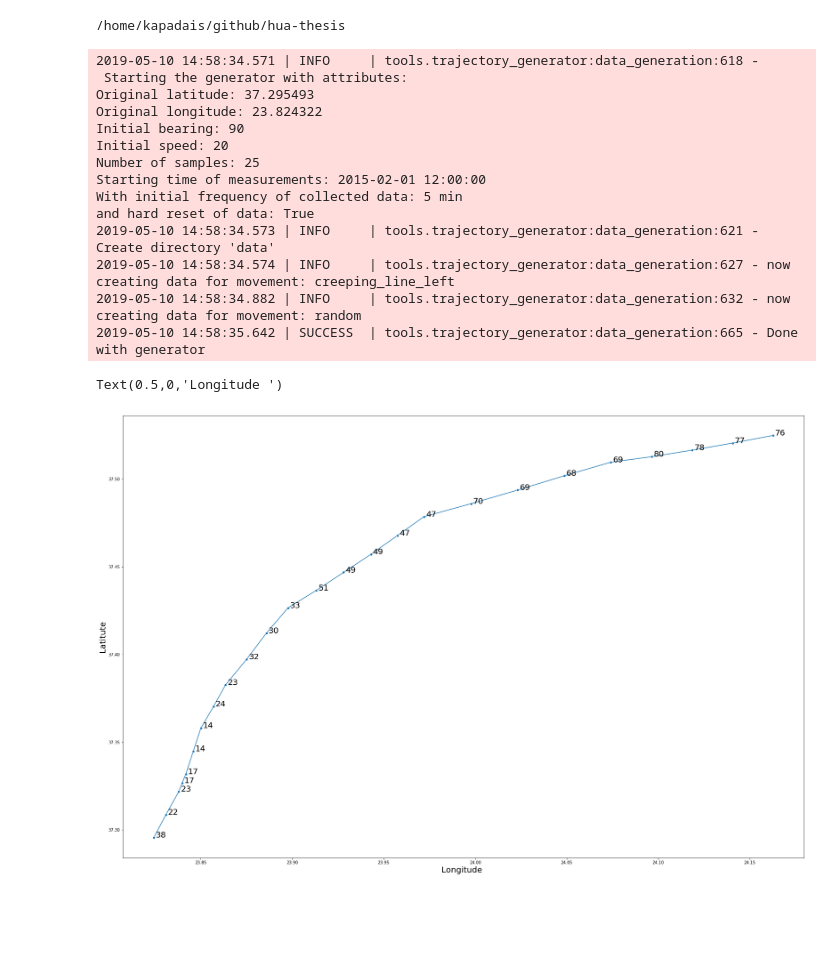
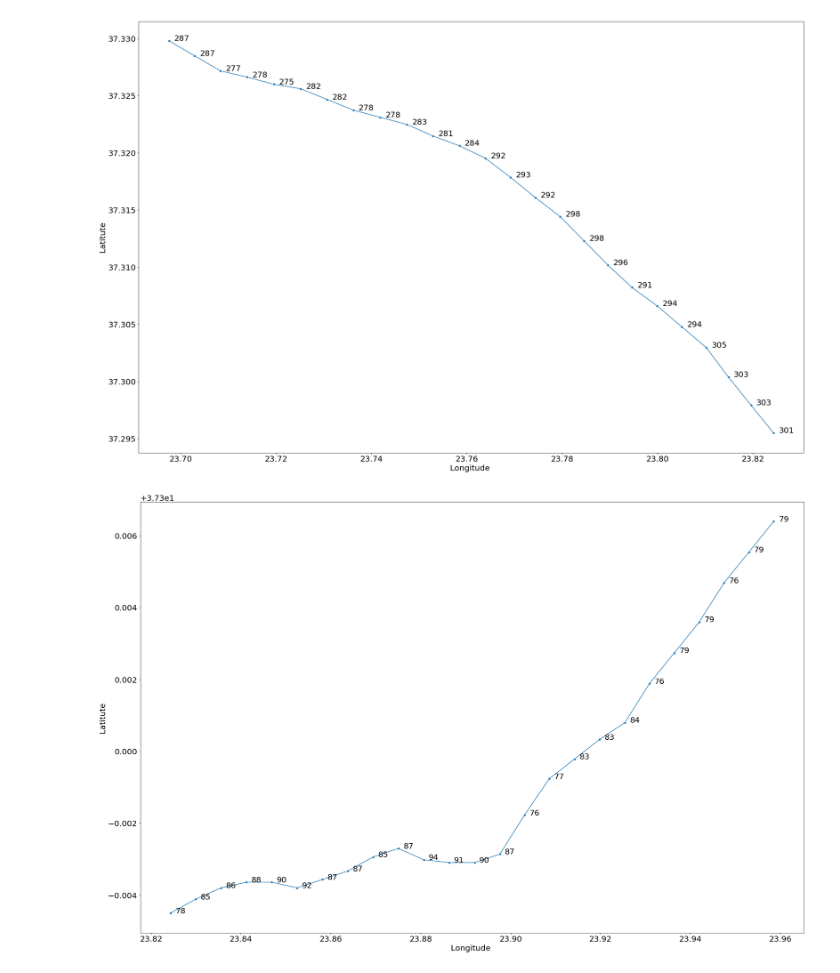
Before and after one commit to Barry-github/hua-thesis, a Jupyter notebook: notebooks/plotting_trajectories.ipynb, the cells around one changed output. Saved outputs shown, nothing was run; the diff lists cells and outputs as text; code cells hidden in the pictures; blank space fills up the shorter version.

```diff
--- a/notebooks/plotting_trajectories.ipynb
+++ b/notebooks/plotting_trajectories.ipynb
@@ -2,7 +2,6 @@
 import os
 import sys
 module_path = os.path.abspath(os.path.join('..'))
-print(module_path)
 if module_path not in sys.path:
     sys.path.append(module_path)
 # Pandas for managing datasets
@@ -16,12 +15,10 @@ import os
 from tools.data_extraction import DataExtractor
 from tools.trajectory_generator import TrajectoryGenerator
 from tools.utils import standardize_data, print_genetic_param, print_settings, set_movements, angle_diff
-# %% [output]
-/home/kapadais/github/hua-thesis
 # %%
 tr_gen_options = {"samples": 25,
                   "freq": 5,
-                  "reset_data": False,
+                  "reset_data": True,
                  "init_speed":20}
 dt_gen_options = {"n_test": 5}
 
@@ -37,41 +34,27 @@ set_movements(movements)
 
 
 # Create files if not created
-tr_gen = TrajectoryGenerator(**tr_gen_options)
-tr_gen.data_generation(**dt_gen_options)
+# tr_gen = TrajectoryGenerator(**tr_gen_options)
+# tr_gen.data_generation(**dt_gen_options)
-# %% [output]
-2019-05-10 14:58:34.571 | INFO     | tools.trajectory_generator:data_generation:618 -
- Starting the generator with attributes:
-Original latitude: 37.295493
-Original longitude: 23.824322
-Initial bearing: 90
-Initial speed: 20
-Number of samples: 25
-Starting time of measurements: 2015-02-01 12:00:00
-With initial frequency of collected data: 5 min
-and hard reset of data: True
-2019-05-10 14:58:34.573 | INFO     | tools.trajectory_generator:data_generation:621 - Create directory 'data'
-2019-05-10 14:58:34.574 | INFO     | tools.trajectory_generator:data_generation:627 - now creating data for movement: creeping_line_left
-2019-05-10 14:58:34.882 | INFO     | tools.trajectory_generator:data_generation:632 - now creating data for movement: random
-2019-05-10 14:58:35.642 | SUCCESS  | tools.trajectory_generator:data_generation:665 - Done with generator
 # %%
 #for multiple trajectory plotting
 i =0
-fig, ax = plt.subplots()
-fig.set_size_inches(30, 20)
-ax.set_ylabel('Latitute', fontsize = 20.0) # Y label
-ax.set_xlabel('Longitude ', fontsize = 20.0) # X label
-while i<1:
-    file = "data/second_movement_0_"+second_movement[0]+"_"+str(i)+"_2015-02-01.csv"
+
+while i<10:
+    fig, ax = plt.subplots()
+    fig.set_size_inches(30, 20)
+    ax.set_ylabel('Latitute', fontsize = 20.0) # Y label
+    ax.set_xlabel('Longitude ', fontsize = 20.0) # X label
+    file = "generator_data/second_movement_0_"+second_movement[0]+"_"+str(i)+"_2015-02-01.csv"
     df =  pd.read_csv(file)
     i=i+1
     # Plot using Seaborn
     sns.lineplot(x='Lon', y='Lat', data=df, ax=ax,sort=False,marker="o")
     for j, point in df.iterrows():
         ax.text(point['Lon']+0.0011, point['Lat'], str(point['Bearing']),fontsize=20)
 
-ax.set_ylabel('Latitute', fontsize = 20.0) # Y label
-ax.set_xlabel('Longitude ', fontsize = 20.0) # X label
+    ax.set_ylabel('Latitute', fontsize = 20.0) # Y label
+    ax.set_xlabel('Longitude ', fontsize = 20.0) # X label
 # %% [output]
-Text(0.5,0,'Longitude ')
-[figure, old version]
+[figure, new version]
+[figure, added]
```
Also changed, not shown: parts of 2 cells of this notebook, 18 other files.
